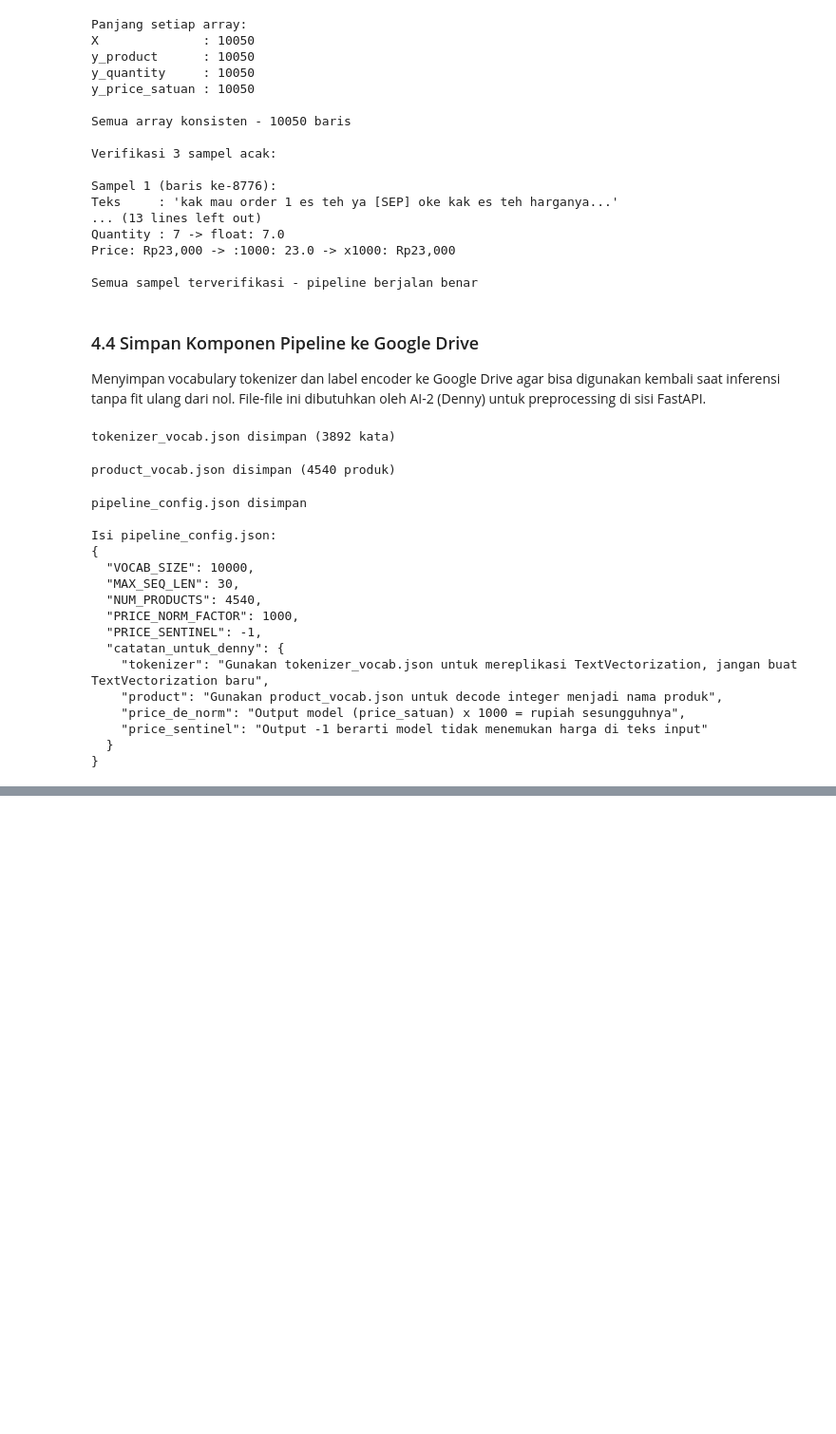
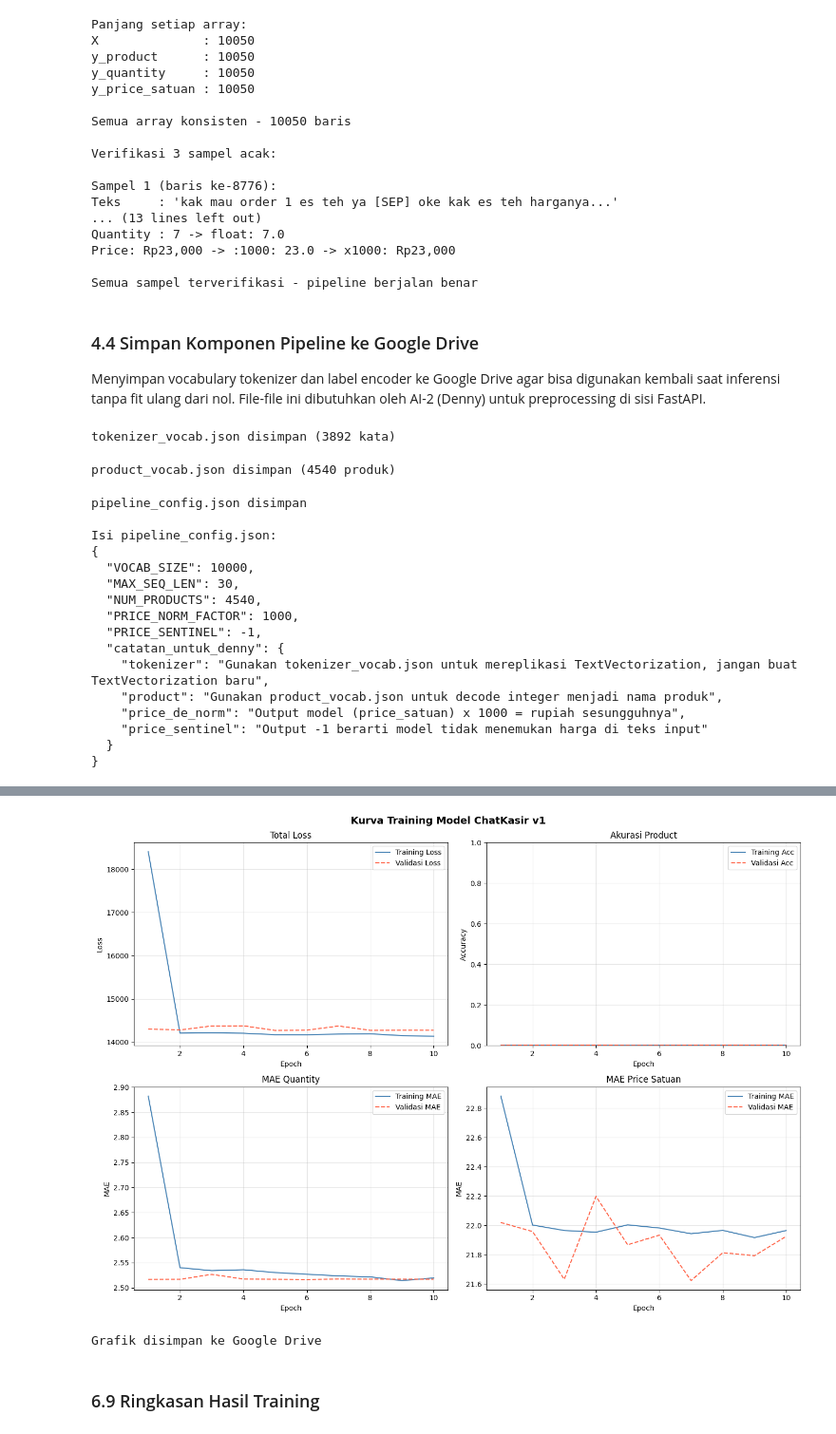
Before and after one commit to Sugandarilovv/ChatKasir, a Jupyter notebook: ai-model/notebooks/02_training.ipynb, the cells around one changed output, grey strips where cells are left out. Shown at 95% size. Cells and saved outputs as stored; diff of their text form; code cells hidden in the pictures; blank space fills up the shorter version.

Commit message:
feat(ai1): building model architecture v1

```diff
--- a/ai-model/notebooks/02_training.ipynb
+++ b/ai-model/notebooks/02_training.ipynb
@@ -922,0 +1254,61 @@ print(f"Logika masking benar: sentinel -1 berhasil diabaikan")
+# %%
+def plot_training_history(history):
+    hist = history.history
+    epochs_ran = range(1, len(hist["loss"]) + 1)
+
+    fig, axes = plt.subplots(2, 2, figsize=(14, 10))
+    fig.suptitle("Kurva Training Model ChatKasir v1", fontsize=14, fontweight="bold")
+
+    # plot 1: Total Loss (training dan validasi)
+    axes[0, 0].plot(epochs_ran, hist["loss"], label="Training Loss", color="steelblue")
+    axes[0, 0].plot(epochs_ran, hist["val_loss"], label="Validasi Loss", color="tomato", linestyle="--")
+    axes[0, 0].set_title("Total Loss")
+    axes[0, 0].set_xlabel("Epoch")
+    axes[0, 0].set_ylabel("Loss")
+    axes[0, 0].legend()
+    axes[0, 0].grid(alpha=0.3)
+
+    # plot 2: Akurasi Product
+    if "product_accuracy" in hist:
+        axes[0, 1].plot(epochs_ran, hist["product_accuracy"], label="Training Acc", color="steelblue")
+        axes[0, 1].plot(epochs_ran, hist["val_product_accuracy"], label="Validasi Acc", color="tomato", linestyle="--")
+        axes[0, 1].set_title("Akurasi Product")
+        axes[0, 1].set_xlabel("Epoch")
+        axes[0, 1].set_ylabel("Accuracy")
+        axes[0, 1].set_ylim(0, 1)
+        axes[0, 1].legend()
+        axes[0, 1].grid(alpha=0.3)
+
+    # plot 3: MAE Quantity
+    if "quantity_mae" in hist:
+        axes[1, 0].plot(epochs_ran, hist["quantity_mae"], label="Training MAE", color="steelblue")
+        axes[1, 0].plot(epochs_ran, hist["val_quantity_mae"], label="Validasi MAE", color="tomato", linestyle="--")
+        axes[1, 0].set_title("MAE Quantity")
+        axes[1, 0].set_xlabel("Epoch")
+        axes[1, 0].set_ylabel("MAE")
+        axes[1, 0].legend()
+        axes[1, 0].grid(alpha=0.3)
+
+    # plot 4: MAE Price Satuan
+    if "price_satuan_mae" in hist:
+        axes[1, 1].plot(epochs_ran, hist["price_satuan_mae"], label="Training MAE", color="steelblue")
+        axes[1, 1].plot(epochs_ran, hist["val_price_satuan_mae"], label="Validasi MAE", color="tomato", linestyle="--")
+        axes[1, 1].set_title("MAE Price Satuan")
+        axes[1, 1].set_xlabel("Epoch")
+        axes[1, 1].set_ylabel("MAE")
+        axes[1, 1].legend()
+        axes[1, 1].grid(alpha=0.3)
+
+    plt.tight_layout()
+    plt.savefig(os.path.join(MODELS_DIR, "training_curves_v1.png"),
+                dpi=150, bbox_inches="tight")
+    plt.show()
+
+    print("Grafik disimpan ke Google Drive")
+
+plot_training_history(history)
+# %% [output]
+[figure, added]
+Grafik disimpan ke Google Drive
+# %% [markdown]
+### 6.9 Ringkasan Hasil Training
```
Also changed, not shown: parts of 28 cells of this notebook.
